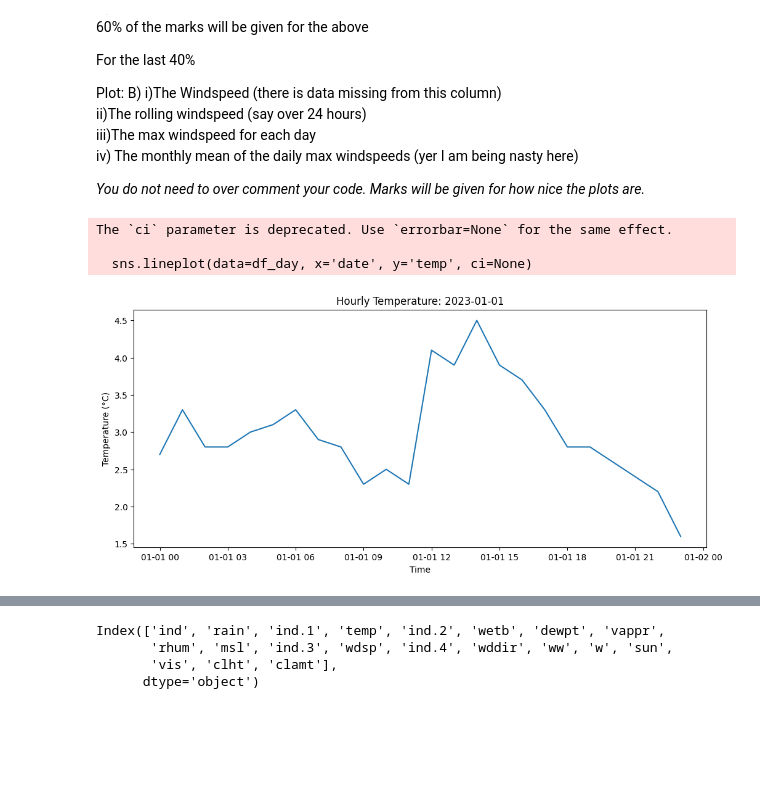
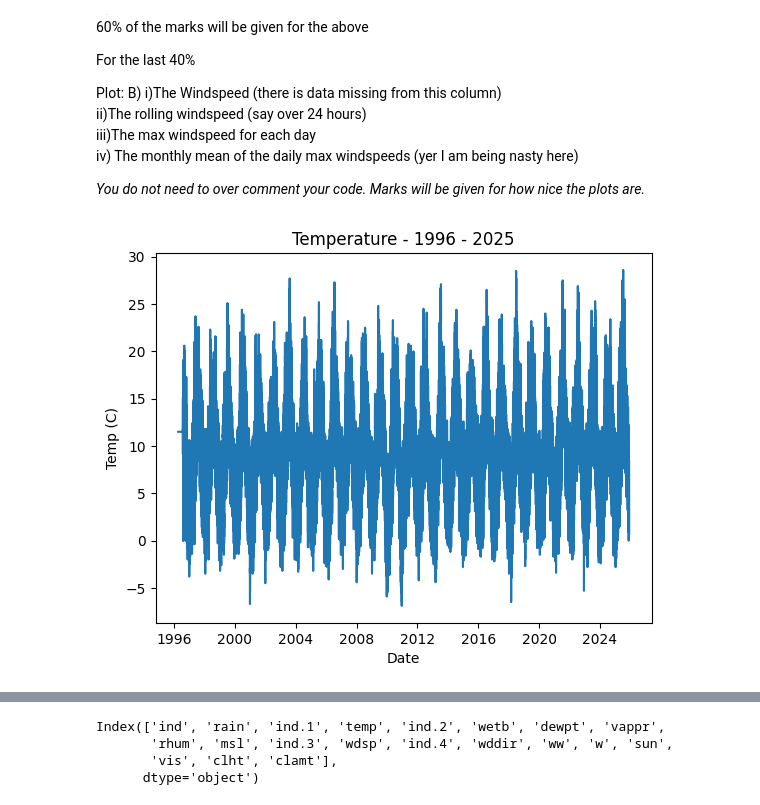
Before and after one commit to Mr-Scarf/programming-for-data-analytics, a Jupyter notebook: assignments/assignment_6_Weather.ipynb, the cells around one changed output, grey strips where cells are left out. Saved outputs shown, nothing was run; the diff lists cells and outputs as text; code cells hidden in the pictures; blank space fills up the shorter version.

```diff
--- a/assignments/assignment_6_Weather.ipynb
+++ b/assignments/assignment_6_Weather.ipynb
@@ -32,38 +33,28 @@ import pandas as pd
 import seaborn as sns
 import matplotlib.pyplot as plt
 # %%
+# A)
+# i) Plot the temperature
+
 # Read in Data
 # Skip first 23 rows to access data
 df = pd.read_csv("https://cli.fusio.net/cli/climate_data/webdata/hly4935.csv", skiprows=23)
 #df.head(25)
 
-
-# A)i) Plot the temperature
-
-#sns.lineplot(data=df, x="date", y="temp")
-#plt.plot(df["date"], df["temp"])
-#plt.show()
-
-#Using seaborn & matplotlib the kernel crashes due to the volume of data when trying to plot the hourly temperature across the period in dataset (1996 - 2025)
-# We will plot the hourly temperature across the 1st January 2023 only to avoid crashing the kernel
+# Check datatype of 'wdsp' column
+#df['temp'].dtype
 
 # Convert 'date' column to datetime
 df['date'] = pd.to_datetime(df['date'])
+# Set 'date' column as index
+df.set_index('date', inplace=True)
 
-# For 1 day - 1st Jan 2023)
-single_day = pd.to_datetime('2023-01-01').date()
-df_day = df[df['date'].dt.date == single_day]
-
-# Plot hourly temperature
-plt.figure(figsize=(12,5))  #REF: Add as default was too tight
-sns.lineplot(data=df_day, x='date', y='temp', ci=None) # REF: https://seaborn.pydata.org/generated/seaborn.lineplot.html
-plt.title(f'Hourly Temperature: {single_day}')
-plt.xlabel('Time')
-plt.ylabel('Temperature (°C)')
+# Plot the temperature data
+sns.lineplot(data=df, x=df.index, y="temp") # REF: https://seaborn.pydata.org/generated/seaborn.lineplot.html
+plt.title("Temperature - 1996 - 2025")
+plt.xlabel("Date")
+plt.ylabel("Temp (C)") # Unit from dataset documentation
 plt.show()
 # %% [output]
-The `ci` parameter is deprecated. Use `errorbar=None` for the same effect.
-
-  sns.lineplot(data=df_day, x='date', y='temp', ci=None)
-[figure, old version]
+[figure, new version]
 # %%
```
Also changed, not shown: parts of 5 cells of this notebook.
